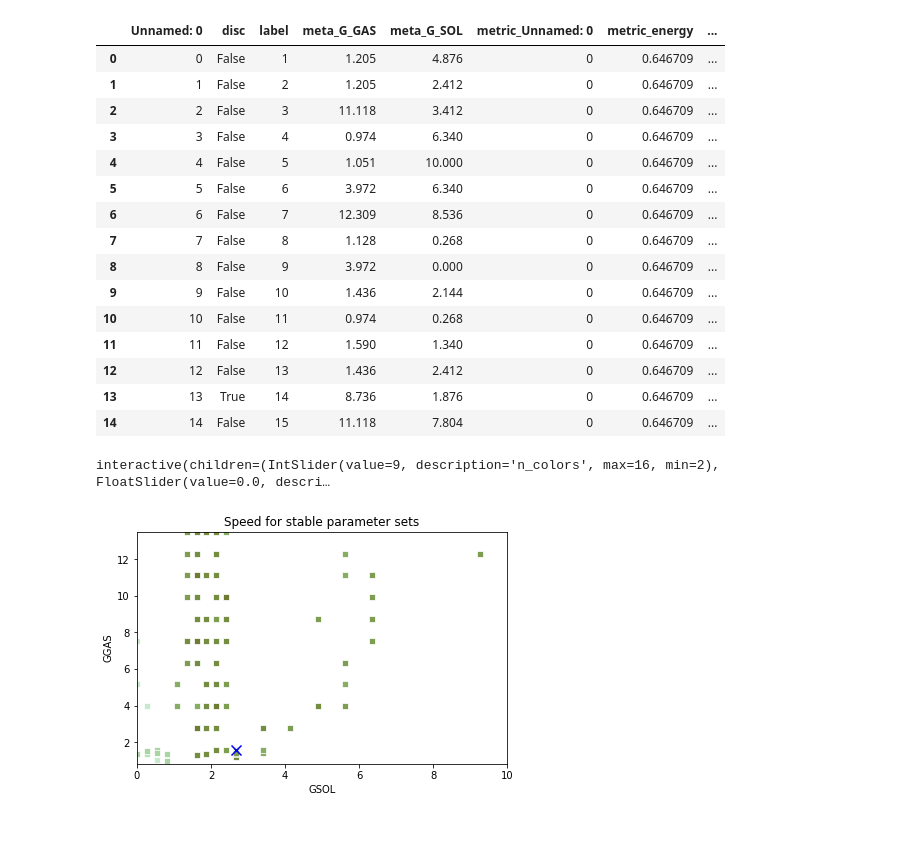
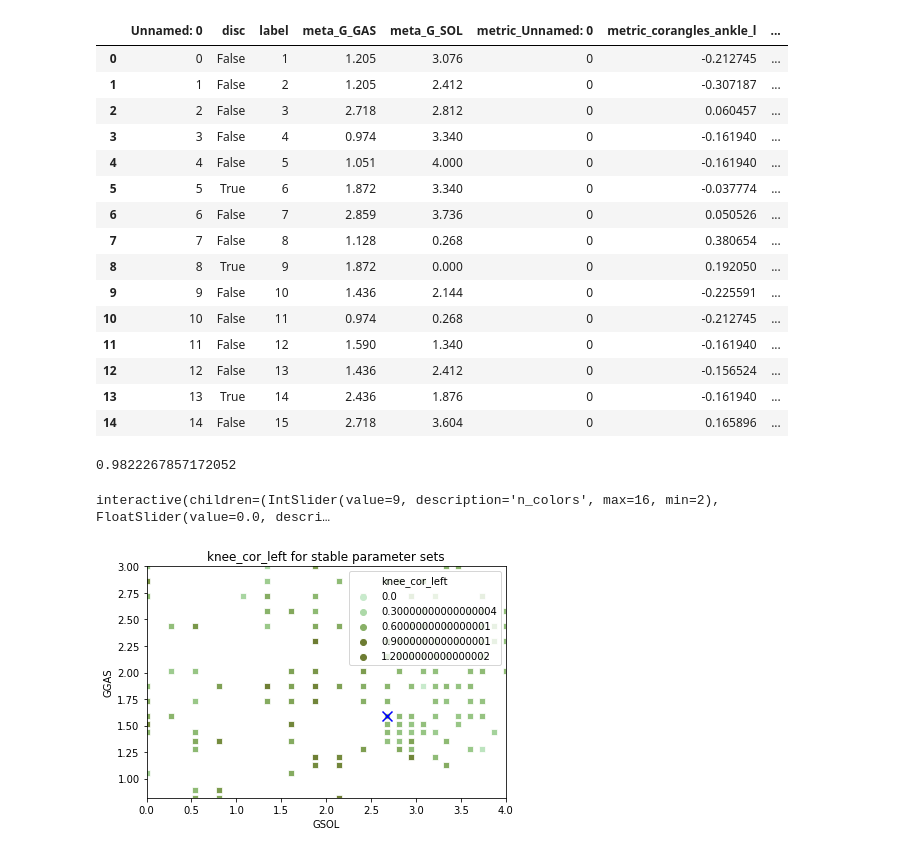
Before and after one commit to Polymere/biorob-semesterproject, a Jupyter notebook: src/data_analysis/dual_params.ipynb, the cells around one changed output. Saved outputs shown, nothing was run; the diff lists cells and outputs as text; code cells hidden in the pictures.

Commit message:
comparison + utils with florin openloop

```diff
--- a/src/data_analysis/dual_params.ipynb
+++ b/src/data_analysis/dual_params.ipynb
@@ -3,34 +3,39 @@ import utils.file_utils as fu
 import pandas as pd
 import matplotlib.pyplot as plt
 from mpl_toolkits.mplot3d import Axes3D
-
+import matplotlib as mpl
 import sys
 import yaml
 
 import numpy as np
 import seaborn as sns
+mpl.rcParams['legend.loc'] = 'upper right'
 # %%
-DUAL_PATH="../../data/dual_SOLGAS.csv"
+DUAL_PATH="../../data/florin_cmp.csv"
 # %%
 df=pd.read_csv(open(DUAL_PATH))
 df.head(15)
 # %% [output]
-|  | Unnamed: 0 | disc | label | meta_G_GAS | meta_G_SOL | metric_Unnamed: 0 | metric_energy | ... |
-| 0 | 0 | False | 1 | 1.205 | 4.876 | 0 | 0.646709 | ... |
-| 1 | 1 | False | 2 | 1.205 | 2.412 | 0 | 0.646709 | ... |
-| 2 | 2 | False | 3 | 11.118 | 3.412 | 0 | 0.646709 | ... |
-| 3 | 3 | False | 4 | 0.974 | 6.340 | 0 | 0.646709 | ... |
-| 4 | 4 | False | 5 | 1.051 | 10.000 | 0 | 0.646709 | ... |
-| 5 | 5 | False | 6 | 3.972 | 6.340 | 0 | 0.646709 | ... |
-| 6 | 6 | False | 7 | 12.309 | 8.536 | 0 | 0.646709 | ... |
-| 7 | 7 | False | 8 | 1.128 | 0.268 | 0 | 0.646709 | ... |
-| 8 | 8 | False | 9 | 3.972 | 0.000 | 0 | 0.646709 | ... |
-| 9 | 9 | False | 10 | 1.436 | 2.144 | 0 | 0.646709 | ... |
-| 10 | 10 | False | 11 | 0.974 | 0.268 | 0 | 0.646709 | ... |
-| 11 | 11 | False | 12 | 1.590 | 1.340 | 0 | 0.646709 | ... |
-| 12 | 12 | False | 13 | 1.436 | 2.412 | 0 | 0.646709 | ... |
-| 13 | 13 | True | 14 | 8.736 | 1.876 | 0 | 0.646709 | ... |
-| 14 | 14 | False | 15 | 11.118 | 7.804 | 0 | 0.646709 | ... |
+|  | Unnamed: 0 | disc | label | meta_G_GAS | meta_G_SOL | metric_Unnamed: 0 | metric_corangles_ankle_l | ... |
+| 0 | 0 | False | 1 | 1.205 | 3.076 | 0 | -0.212745 | ... |
+| 1 | 1 | False | 2 | 1.205 | 2.412 | 0 | -0.307187 | ... |
+| 2 | 2 | False | 3 | 2.718 | 2.812 | 0 | 0.060457 | ... |
+| 3 | 3 | False | 4 | 0.974 | 3.340 | 0 | -0.161940 | ... |
+| 4 | 4 | False | 5 | 1.051 | 4.000 | 0 | -0.161940 | ... |
+| 5 | 5 | True | 6 | 1.872 | 3.340 | 0 | -0.037774 | ... |
+| 6 | 6 | False | 7 | 2.859 | 3.736 | 0 | 0.050526 | ... |
+| 7 | 7 | False | 8 | 1.128 | 0.268 | 0 | 0.380654 | ... |
+| 8 | 8 | True | 9 | 1.872 | 0.000 | 0 | 0.192050 | ... |
+| 9 | 9 | False | 10 | 1.436 | 2.144 | 0 | -0.225591 | ... |
+| 10 | 10 | False | 11 | 0.974 | 0.268 | 0 | -0.212745 | ... |
+| 11 | 11 | False | 12 | 1.590 | 1.340 | 0 | -0.161940 | ... |
+| 12 | 12 | False | 13 | 1.436 | 2.412 | 0 | -0.156524 | ... |
+| 13 | 13 | True | 14 | 2.436 | 1.876 | 0 | -0.161940 | ... |
+| 14 | 14 | False | 15 | 2.718 | 3.604 | 0 | 0.165896 | ... |
+# %%
+df.metric_corangles_knee_l.max()
+# %% [output]
+0.9822267857172052
 # %%
  cmap=sns.choose_cubehelix_palette(as_cmap=True)
 # %% [output]
@@ -38,42 +43,35 @@ interactive(children=(IntSlider(value=9, description='n_colors', max=16, min=2),
 # %%
 meta_1="meta_G_SOL"
 meta_2="meta_G_GAS"
-met="metric_velocity"
-short_met="Velocity"
+met="metric_corangles_knee_l"
+
+short_met="knee_cor_left"
 pd.options.mode.chained_assignment = None  # default='warn'
 df["time"]=df.metric_maxtime/200.0
 cmap = sns.cubehelix_palette(dark=0.4, light=.85, gamma=0.9,rot=.3,start=1.2,\
-                             n_colors=2,hue=1.,as_cmap=True,reverse=False)
+                        n_colors=2,hue=1.,as_cmap=True,reverse=False)
+df[short_met]=df[met]
 g=df[df.disc]
-s=g[met].round(1)
-#st=s.values.array2string()
-np.set_printoptions(2)
-g["Velocity"]=s
-r=sns.scatterplot(x=meta_1,y=meta_2,hue=short_met,data=g,palette=cmap,legend=False,**{'marker':'s'})
-#plt.colorbar()
-#new_title = short_met
-#leg.set_title(new_title)
-new_labels = ['0.6', '0.9','1.2','1.5','ref']
+#g=df
 
-#for t, l in zip(leg.texts, new_labels): t.set_text(l)
+r=sns.scatterplot(x=meta_1,y=meta_2,hue=short_met,data=g,palette=cmap,legend='brief',**{'marker':'s'})
+
 
 refx=2.6824131059368534
 refy=1.5891605194328091155
 
 plt.scatter(refx, refy, marker='x', s=100,color="b",label="ref")
 
 #g=df[df['metric_maxtime']>=4000]
 #
 #sns.kdeplot(g[meta_1],g[meta_2],color='b',shade=True,shade_lowest=False,alpha=0.3)
 plt.xlim((df[meta_1].min(),df[meta_1].max()))
 plt.ylim((df[meta_2].min(),df[meta_2].max()))
-#plt.legend(new_labels)
-#plt.legend()
 
 plt.xlabel("GSOL")
 plt.ylabel("GGAS")
 plt.tight_layout()
-plt.title("Speed for stable parameter sets")
-plt.savefig(short_met+"SOLGAS_nl.png",transparent=True,dpi=300)
+plt.title(short_met+" for stable parameter sets")
+plt.savefig(short_met+"_florin.png",dpi=300)
 # %% [output]
-[figure, old version]
+[figure, new version]
```
Also changed, not shown: parts of 6 cells of this notebook, 41 other files.
